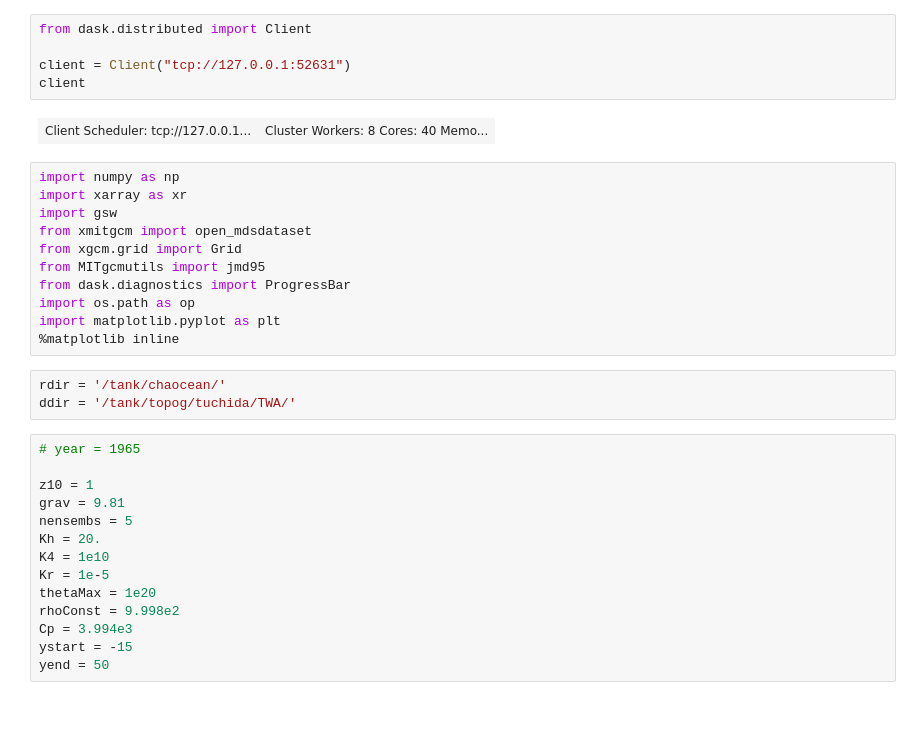
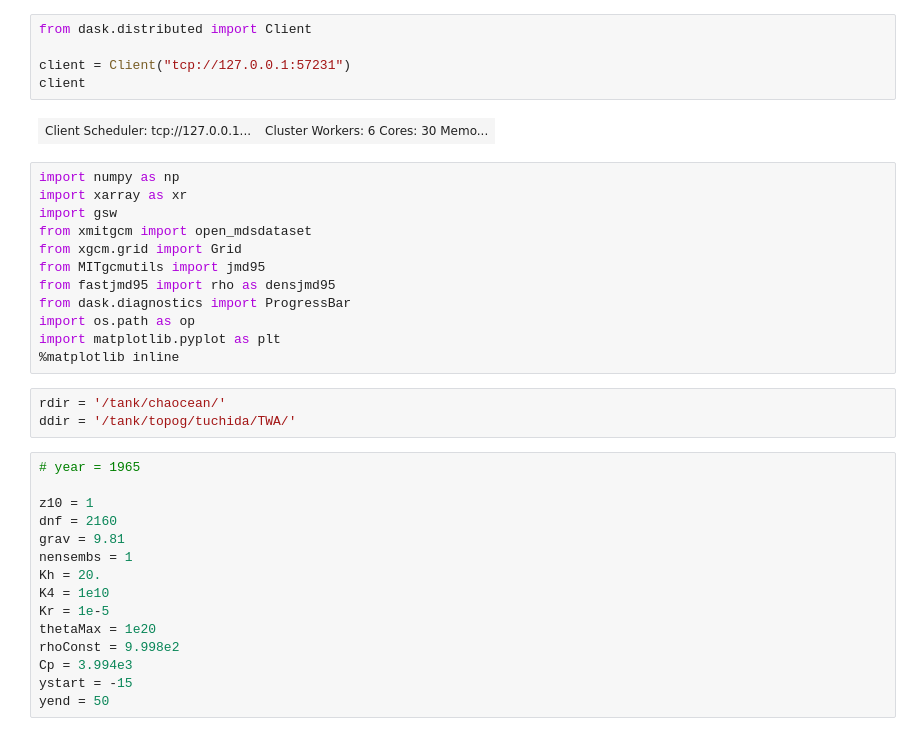
Before and after one commit to roxyboy/TWA_notebooks, a Jupyter notebook: Mixed-layer_depth.ipynb, the cells around one changed output. Cells and saved outputs as stored; diff of their text form.

```diff
--- a/Mixed-layer_depth.ipynb
+++ b/Mixed-layer_depth.ipynb
@@ -1,10 +1,10 @@
 # %%
 from dask.distributed import Client
 
-client = Client("tcp://127.0.0.1:52631")
+client = Client("tcp://127.0.0.1:57231")
 client
 # %% [output]
-| Client Scheduler: tcp://127.0.0.1... | Cluster Workers: 8 Cores: 40 Memo... |
+| Client Scheduler: tcp://127.0.0.1... | Cluster Workers: 6 Cores: 30 Memo... |
 # %%
 import numpy as np
 import xarray as xr
@@ -12,6 +12,7 @@ import gsw
 from xmitgcm import open_mdsdataset
 from xgcm.grid import Grid
 from MITgcmutils import jmd95
+from fastjmd95 import rho as densjmd95
 from dask.diagnostics import ProgressBar
 import os.path as op
 import matplotlib.pyplot as plt
@@ -23,8 +24,9 @@ ddir = '/tank/topog/tuchida/TWA/'
 # year = 1965
 
 z10 = 1
+dnf = 2160
 grav = 9.81
-nensembs = 5
+nensembs = 1
 Kh = 20.
 K4 = 1e10
 Kr = 1e-5
```
Also changed, not shown: parts of 6 cells of this notebook, 21 other files.
